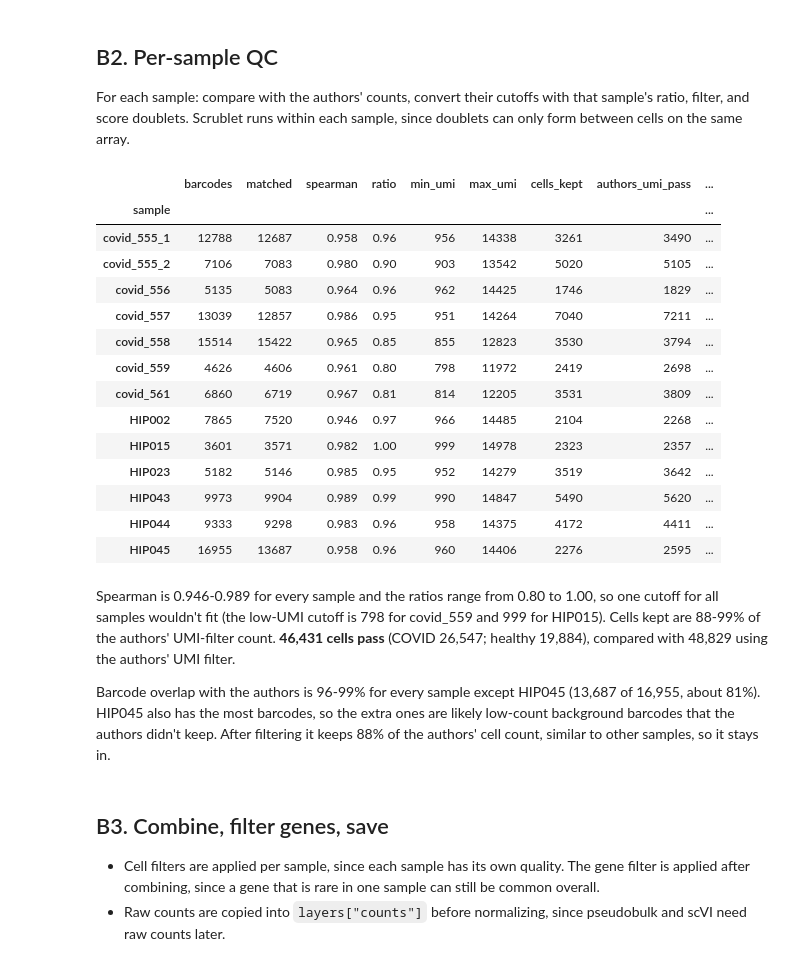
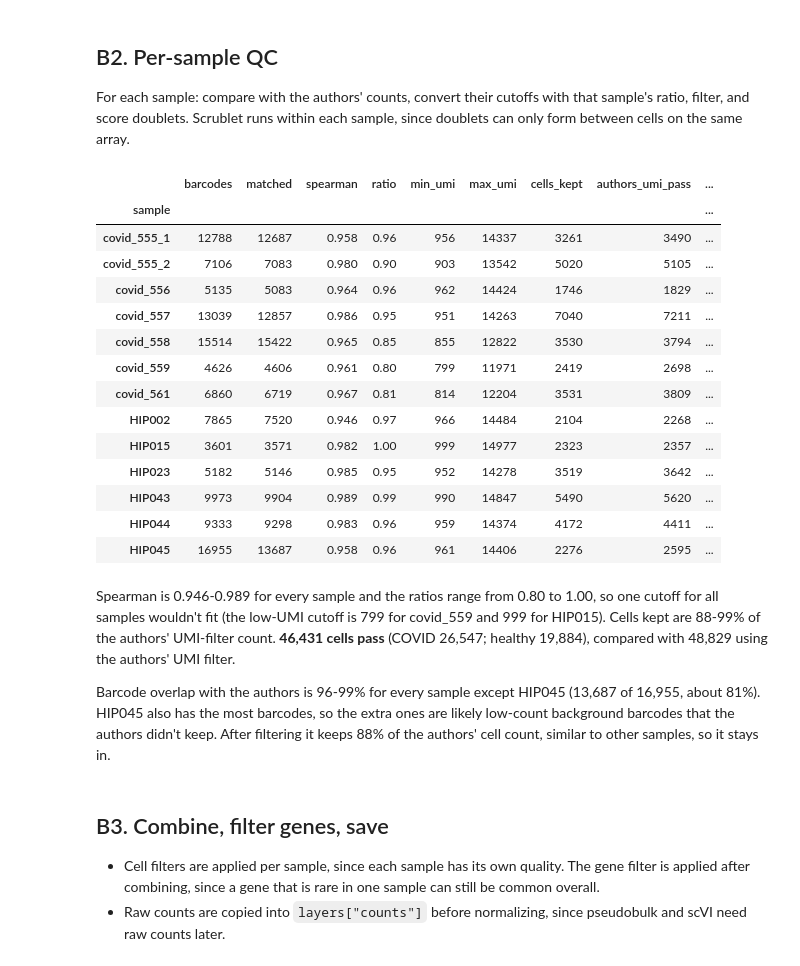
Before and after one commit to Pranavasri-RM/scrnaseq-covid-pbmc, a Jupyter notebook: notebooks/01_qc_exploration.ipynb, the cells around one changed output. Drawn from its saved outputs; the diff is of its cells as text; code cells hidden in the pictures.

Commit message:
Add QC scripts for the pipeline and save whole-number cutoffs

```diff
--- a/notebooks/01_qc_exploration.ipynb
+++ b/notebooks/01_qc_exploration.ipynb
@@ -360,50 +361,50 @@ for s, ad in adatas.items():
     rho   = m[["total_counts", "authors_exon"]].corr(method="spearman").iloc[0, 1]
 
     # 3. The authors' cutoffs translated to this sample's scale
     min_umi, max_umi = 1000 * ratio, 15000 * ratio
     keep = ((ad.obs["total_counts"] >= min_umi) &
             (ad.obs["total_counts"] <= max_umi) &
             (ad.obs["pct_counts_mt"] <= 20))
 
     # 4. Keep passing cells; score doublets within this sample
     f = ad[keep].copy()
     sc.pp.scrublet(f, expected_doublet_rate=0.05, random_state=0)
     filtered[s] = f
 
     # 5. Record everything
     results.append({
         "sample":           s,
         "barcodes":         ad.n_obs,
         "matched":          len(m),
         "spearman":         round(rho, 3),
         "ratio":            round(ratio, 2),
-        "min_umi":          round(min_umi),
-        "max_umi":          round(max_umi),
+        "min_umi":          math.ceil(min_umi),     # UMIs are whole numbers: >= 957.6 is the same as >= 958
+        "max_umi":          math.floor(max_umi),    # and <= 14,375.4 is the same as <= 14,375
         "cells_kept":       int(keep.sum()),
         "authors_umi_pass": int(((auth["authors_exon"] >= 1000) & (auth["authors_exon"] <= 15000)).sum()),
         "dbl_score_gt_025": int((f.obs["doublet_score"] > 0.25).sum()),
     })
 
 qc_table = pd.DataFrame(results).set_index("sample")
 qc_table
 # %% [output]
 |  | barcodes | matched | spearman | ratio | min_umi | max_umi | cells_kept | authors_umi_pass | ... |
 | sample |  |  |  |  |  |  |  |  | ... |
-| covid_555_1 | 12788 | 12687 | 0.958 | 0.96 | 956 | 14338 | 3261 | 3490 | ... |
+| covid_555_1 | 12788 | 12687 | 0.958 | 0.96 | 956 | 14337 | 3261 | 3490 | ... |
 | covid_555_2 | 7106 | 7083 | 0.980 | 0.90 | 903 | 13542 | 5020 | 5105 | ... |
-| covid_556 | 5135 | 5083 | 0.964 | 0.96 | 962 | 14425 | 1746 | 1829 | ... |
-| covid_557 | 13039 | 12857 | 0.986 | 0.95 | 951 | 14264 | 7040 | 7211 | ... |
-| covid_558 | 15514 | 15422 | 0.965 | 0.85 | 855 | 12823 | 3530 | 3794 | ... |
-| covid_559 | 4626 | 4606 | 0.961 | 0.80 | 798 | 11972 | 2419 | 2698 | ... |
-| covid_561 | 6860 | 6719 | 0.967 | 0.81 | 814 | 12205 | 3531 | 3809 | ... |
-| HIP002 | 7865 | 7520 | 0.946 | 0.97 | 966 | 14485 | 2104 | 2268 | ... |
-| HIP015 | 3601 | 3571 | 0.982 | 1.00 | 999 | 14978 | 2323 | 2357 | ... |
-| HIP023 | 5182 | 5146 | 0.985 | 0.95 | 952 | 14279 | 3519 | 3642 | ... |
+| covid_556 | 5135 | 5083 | 0.964 | 0.96 | 962 | 14424 | 1746 | 1829 | ... |
+| covid_557 | 13039 | 12857 | 0.986 | 0.95 | 951 | 14263 | 7040 | 7211 | ... |
+| covid_558 | 15514 | 15422 | 0.965 | 0.85 | 855 | 12822 | 3530 | 3794 | ... |
+| covid_559 | 4626 | 4606 | 0.961 | 0.80 | 799 | 11971 | 2419 | 2698 | ... |
+| covid_561 | 6860 | 6719 | 0.967 | 0.81 | 814 | 12204 | 3531 | 3809 | ... |
+| HIP002 | 7865 | 7520 | 0.946 | 0.97 | 966 | 14484 | 2104 | 2268 | ... |
+| HIP015 | 3601 | 3571 | 0.982 | 1.00 | 999 | 14977 | 2323 | 2357 | ... |
+| HIP023 | 5182 | 5146 | 0.985 | 0.95 | 952 | 14278 | 3519 | 3642 | ... |
 | HIP043 | 9973 | 9904 | 0.989 | 0.99 | 990 | 14847 | 5490 | 5620 | ... |
-| HIP044 | 9333 | 9298 | 0.983 | 0.96 | 958 | 14375 | 4172 | 4411 | ... |
-| HIP045 | 16955 | 13687 | 0.958 | 0.96 | 960 | 14406 | 2276 | 2595 | ... |
+| HIP044 | 9333 | 9298 | 0.983 | 0.96 | 959 | 14374 | 4172 | 4411 | ... |
+| HIP045 | 16955 | 13687 | 0.958 | 0.96 | 961 | 14406 | 2276 | 2595 | ... |
 # %% [markdown]
-Spearman is 0.946-0.989 for every sample and the ratios range from 0.80 to 1.00, so one cutoff for all samples wouldn't fit (the low-UMI cutoff is 798 for covid_559 and 999 for HIP015). Cells kept are 88-99% of the authors' UMI-filter count. **46,431 cells pass** (COVID 26,547; healthy 19,884), compared with 48,829 using the authors' UMI filter.
+Spearman is 0.946-0.989 for every sample and the ratios range from 0.80 to 1.00, so one cutoff for all samples wouldn't fit (the low-UMI cutoff is 799 for covid_559 and 999 for HIP015). Cells kept are 88-99% of the authors' UMI-filter count. **46,431 cells pass** (COVID 26,547; healthy 19,884), compared with 48,829 using the authors' UMI filter.
 
 Barcode overlap with the authors is 96-99% for every sample except HIP045 (13,687 of 16,955, about 81%). HIP045 also has the most barcodes, so the extra ones are likely low-count background barcodes that the authors didn't keep. After filtering it keeps 88% of the authors' cell count, similar to other samples, so it stays in.
 # %% [markdown]
```
Also changed, not shown: parts of 2 cells of this notebook, 3 other files.
